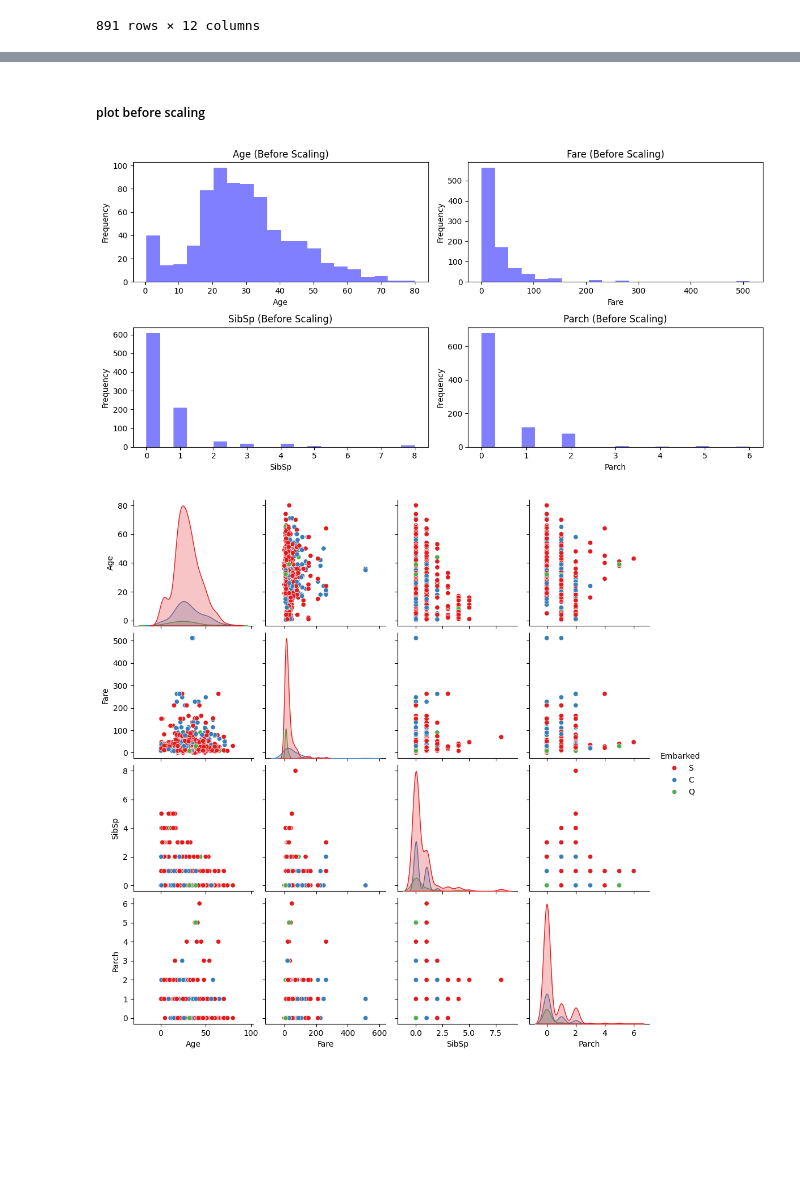
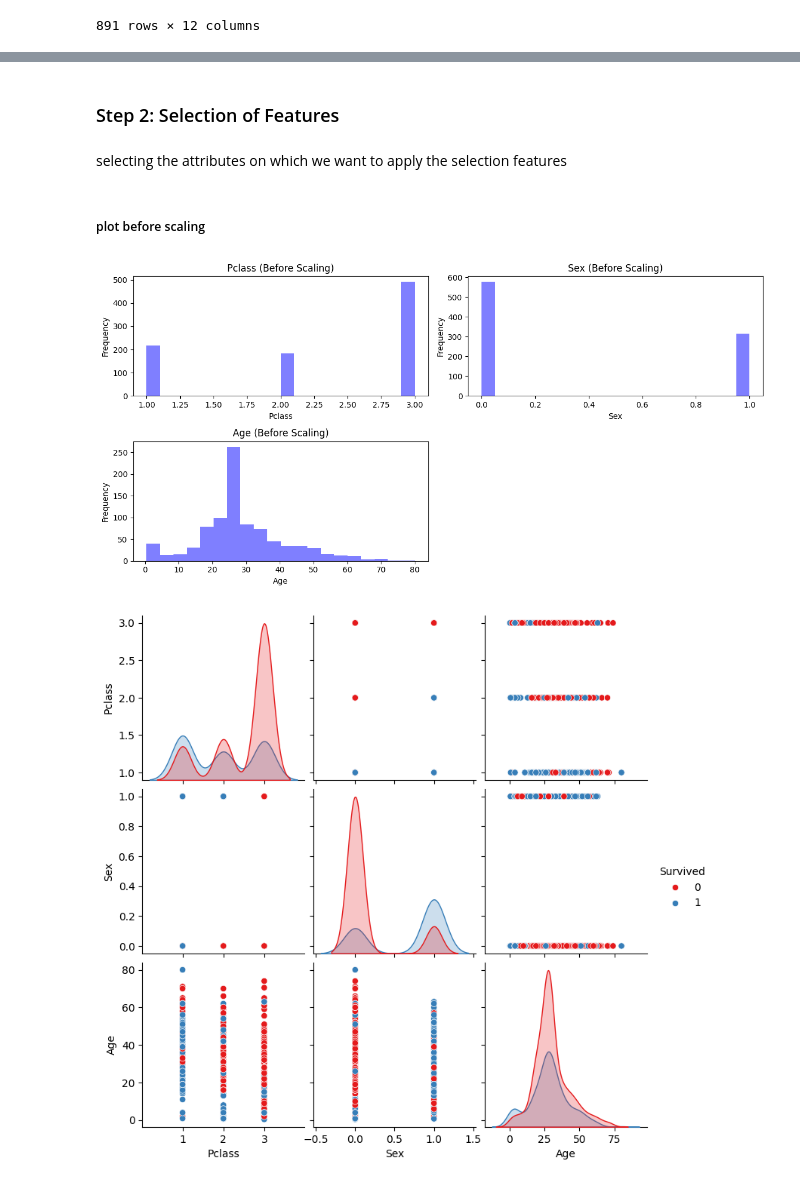
Before and after one commit to markopolo139/DataMiningAssignment1, a Jupyter notebook: notebook1.ipynb, the cells around one changed output, grey strips where cells are left out. Cells and saved outputs as stored; diff of their text form; code cells hidden in the pictures; blank space fills up the shorter version.

```diff
--- a/notebook1.ipynb
+++ b/notebook1.ipynb
@@ -65,0 +74,2 @@ numeric_columns = ['Age', 'Fare', 'SibSp', 'Parch']
+# %%
+titanic_train.drop(columns=['PassengerId','Ticket','Name','SibSp','Parch','Ticket','Cabin','Embarked','Fare'], inplace=True)
@@ -65,0 +80,2 @@ numeric_columns = ['Age', 'Fare', 'SibSp', 'Parch']
+# %%
+titanic_train['Sex'] = titanic_train['Sex'].map({'male':0, 'female':1})
@@ -65,0 +84,2 @@ numeric_columns = ['Age', 'Fare', 'SibSp', 'Parch']
+# %%
+titanic_train['Age'].fillna(titanic_train.Age.median(), inplace=True)
@@ -66,3 +119,9 @@ numeric_columns = ['Age', 'Fare', 'SibSp', 'Parch']
+# %% [markdown]
+### Step 2: Selection of Features
+# %% [markdown]
+selecting the attributes on which we want to apply the selection features
+# %%
+numeric_columns = ['Pclass', 'Sex', 'Age']
 # %% [markdown]
 ##### plot before scaling
 # %%
@@ -76,12 +135,12 @@ for i, feature in enumerate(numeric_columns, 1):
 plt.tight_layout()
 plt.show()
 # %% [output]
-[figure, old version]
+[figure, new version]
 # %%
-selected_features_with_embarked = pd.concat([titanic_train[numeric_columns], titanic_train['Embarked']], axis=1)
+selected_features_with_embarked = pd.concat([titanic_train[numeric_columns], titanic_train['Survived']], axis=1)
 
-sns.pairplot(selected_features_with_embarked, hue='Embarked', palette='Set1')
+sns.pairplot(selected_features_with_embarked, hue='Survived', palette='Set1')
 plt.show()
 # %% [output]
-[figure, old version]
+[figure, new version]
 # %% [markdown]
```
Also changed, not shown: parts of 20 cells of this notebook.
